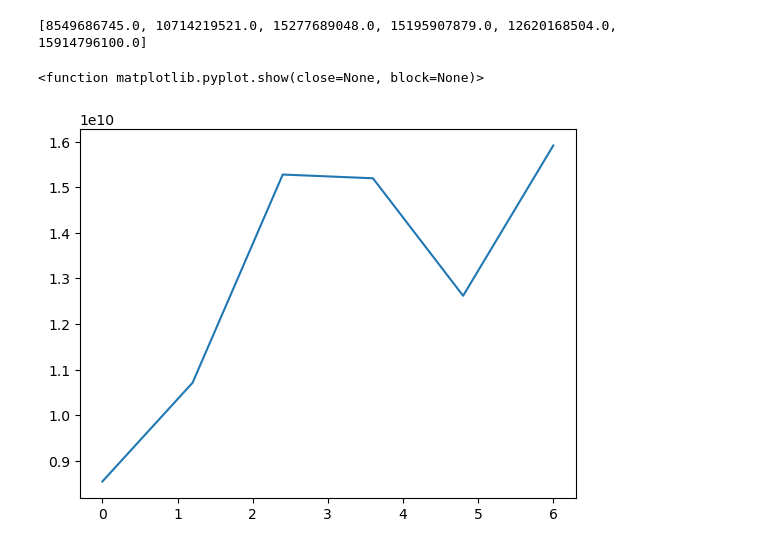
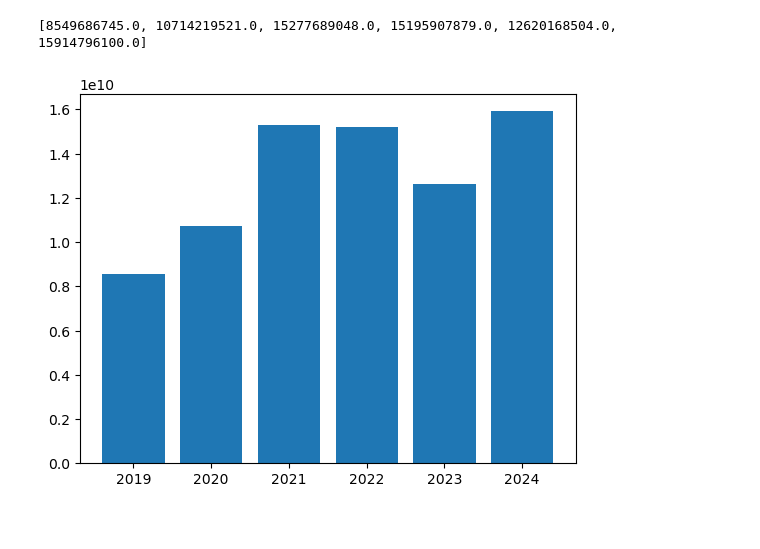
Before and after one commit to nichmars/Test, a Jupyter notebook: Marshall_Code.ipynb, the cells around one changed output. Saved outputs shown, nothing was run; the diff lists cells and outputs as text; code cells hidden in the pictures.

```diff
--- a/Marshall_Code.ipynb
+++ b/Marshall_Code.ipynb
@@ -55,9 +55,8 @@ print(maxes)
 # %% [output]
 [8549686745.0, 10714219521.0, 15277689048.0, 15195907879.0, 12620168504.0, 15914796100.0]
 # %%
-x = np.linspace(0,6,6)
-plt.plot(x,maxes)
-plt.show
+l = [2019, 2020, 2021, 2022, 2023, 2024]
+plt.bar(l, maxes)
+plt.show()
 # %% [output]
-<function matplotlib.pyplot.show(close=None, block=None)>
-[figure, old version]
+[figure, new version]
```
Also changed, not shown: parts of 2 cells of this notebook.
